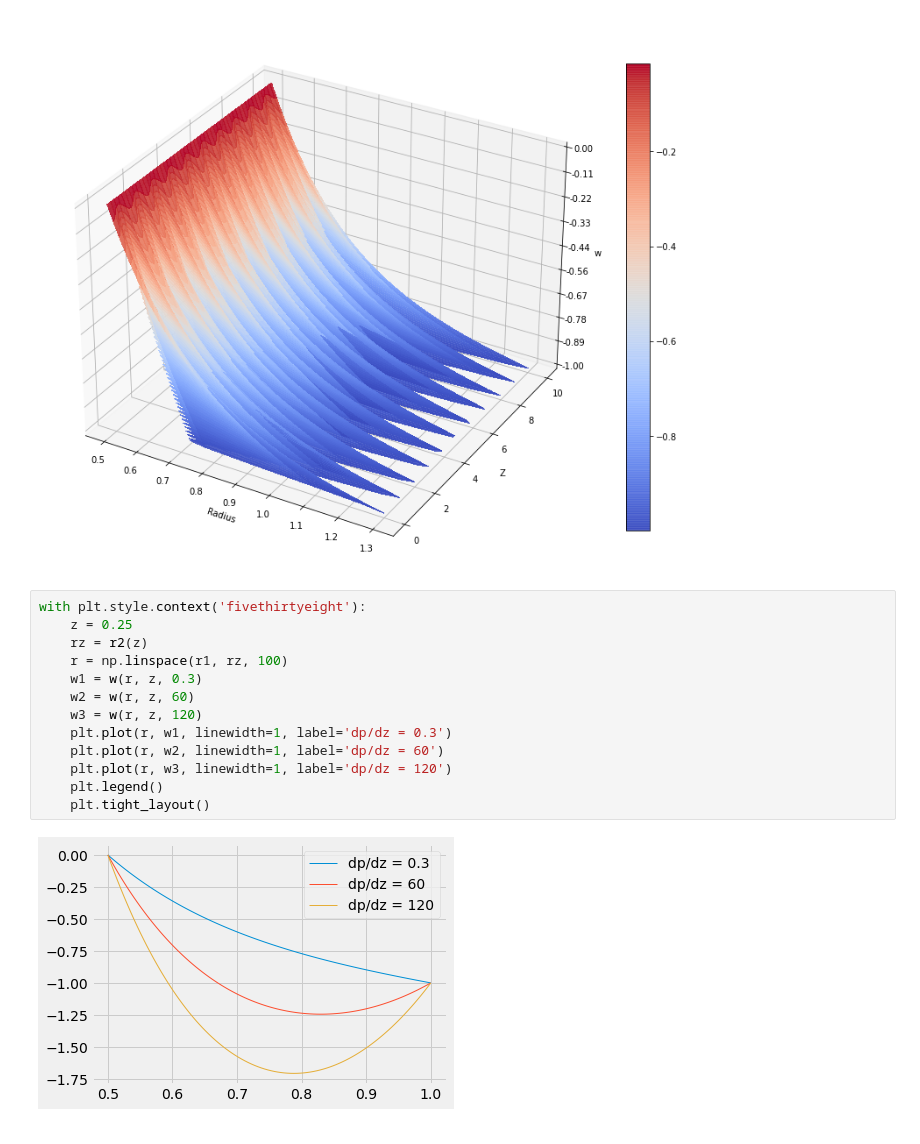
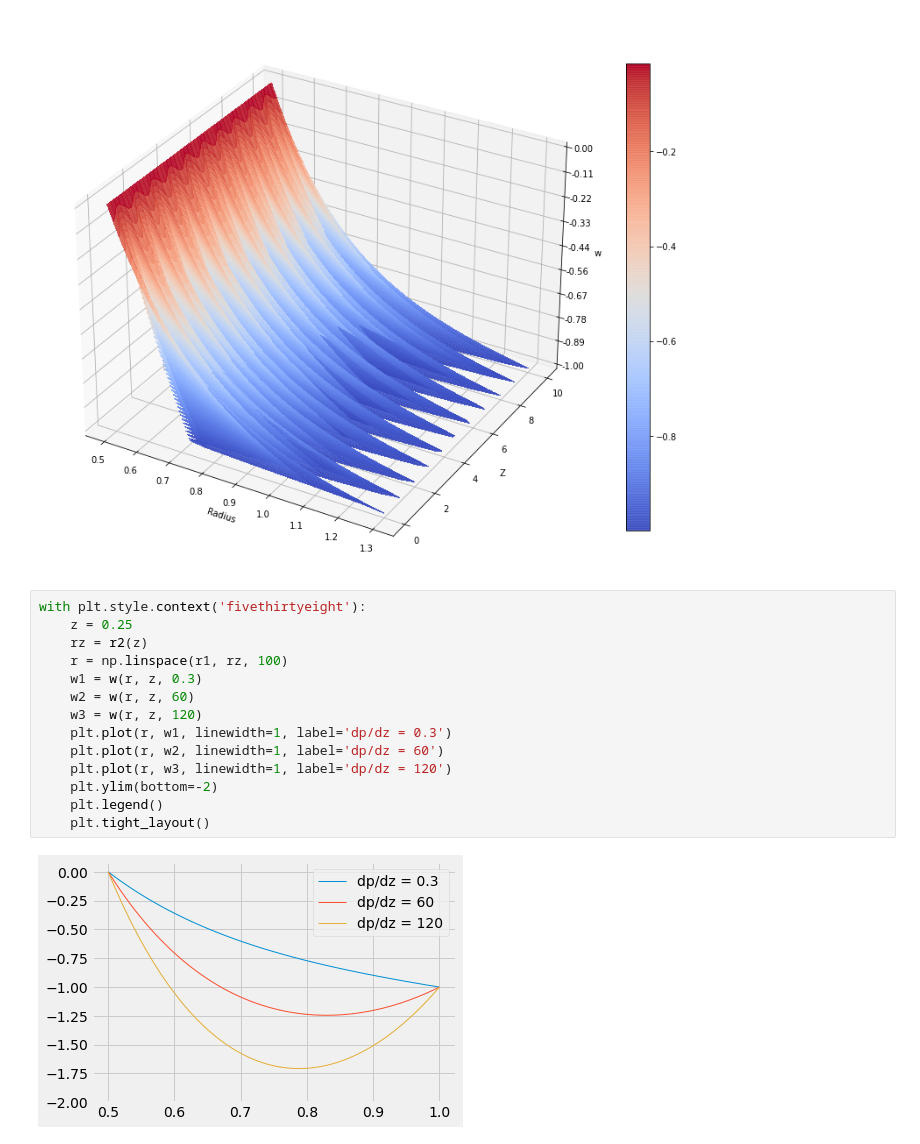
Before and after one commit to ElMehdi19/master-thesis, a Jupyter notebook: notebooks/Casson_Analytical_Solutions.ipynb, the cells around one changed output. Saved outputs shown, nothing was run; the diff lists cells and outputs as text.

```diff
--- a/notebooks/Casson_Analytical_Solutions.ipynb
+++ b/notebooks/Casson_Analytical_Solutions.ipynb
@@ -74,15 +74,16 @@ with plt.style.context('fast'):
 # %%
 with plt.style.context('fivethirtyeight'):
     z = 0.25
     rz = r2(z)
     r = np.linspace(r1, rz, 100)
     w1 = w(r, z, 0.3)
     w2 = w(r, z, 60)
     w3 = w(r, z, 120)
     plt.plot(r, w1, linewidth=1, label='dp/dz = 0.3')
     plt.plot(r, w2, linewidth=1, label='dp/dz = 60')
     plt.plot(r, w3, linewidth=1, label='dp/dz = 120')
+    plt.ylim(bottom=-2)
     plt.legend()
     plt.tight_layout()
 # %% [output]
-[figure, old version]
+[figure, new version]
```
Also changed, not shown: 11 other files.
